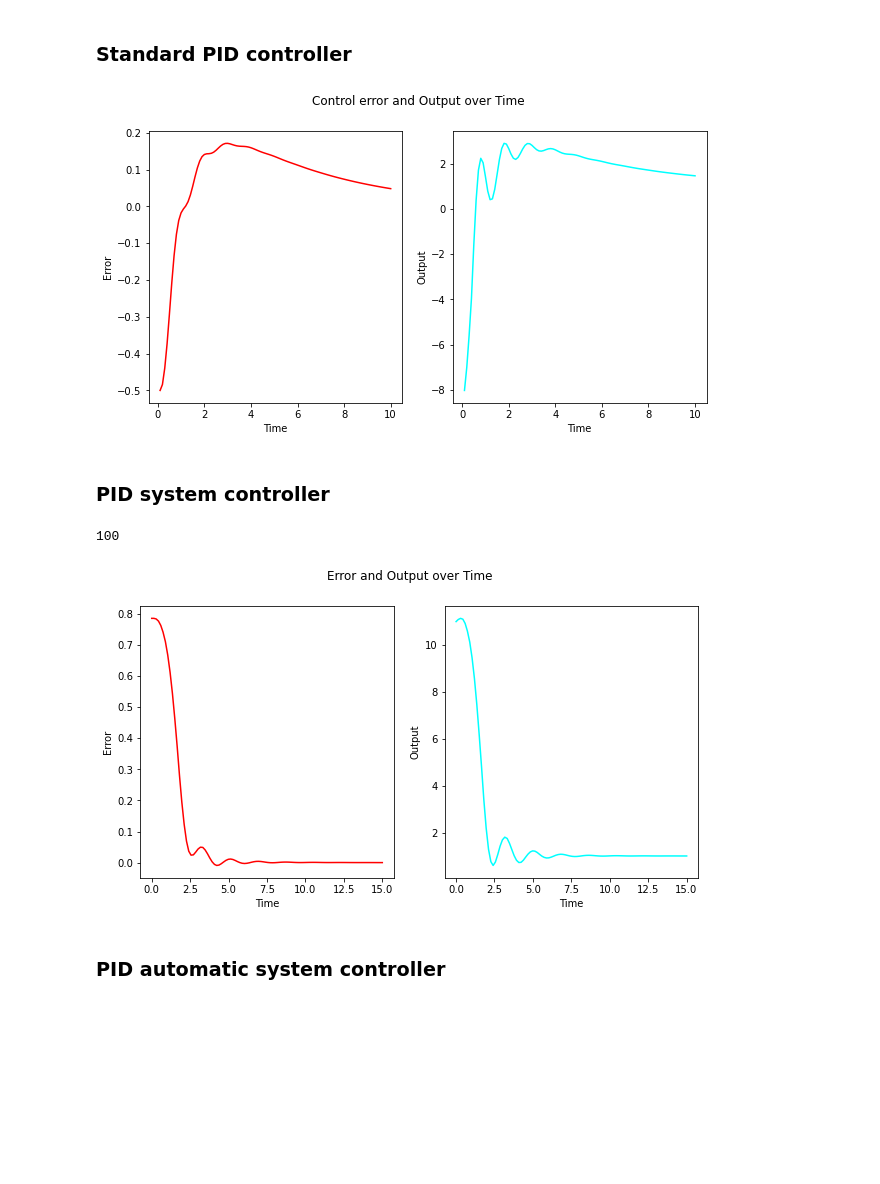
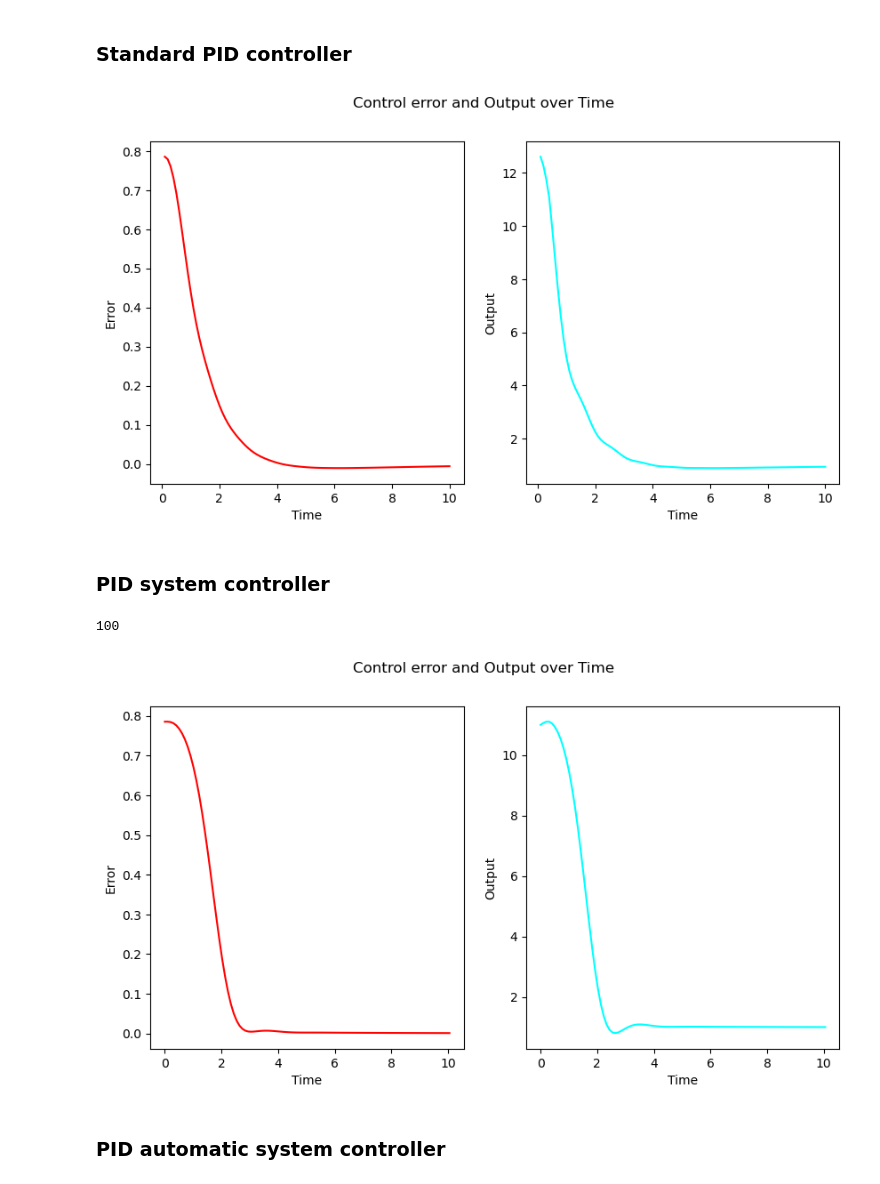
Before and after one commit to OllieKampo/aloy, a Jupyter notebook: control/examples.ipynb, the cells around one changed output. Saved outputs shown, nothing was run; the diff lists cells and outputs as text; code cells hidden in the pictures; blank space fills up the shorter version.

Commit message:
Updated control examples to new system.

```diff
--- a/control/examples.ipynb
+++ b/control/examples.ipynb
@@ -17,36 +17,37 @@ def plot_error(time_points, error_values, output_values) -> None:
 # %%
 from control.pid import PIDController
 from control.systems import InvertedPendulumSystem
 
 pend_system = InvertedPendulumSystem()
 controller = PIDController(15.94104423478139, 1.0806148906694266, 5.159623499281683)
 
 ticks: int = 100
 delta_time: float = 0.1
 
 time_points = np.full(ticks, delta_time).cumsum()
 error_values = np.empty(ticks)
 output_values = np.empty(ticks)
 
 for tick in range(ticks):
-    error = pend_system.get_error()
-    output = controller.control_output(error, delta_time, abs_tol=None)
-    pend_system.set_output(output, delta_time)
-    error_values[tick] = error
+    input = pend_system.get_control_input()
+    setpoint = pend_system.get_setpoint()
+    output = controller.control_output(input, setpoint, delta_time, abs_tol=None)
+    pend_system.set_control_output(output, delta_time)
+    error_values[tick] = controller.latest_error
     output_values[tick] = output
 controller.reset()
 
 plot_error(time_points, error_values, output_values)
 # %% [output]
-[figure, old version]
+[figure, new version]
 # %% [markdown]
 ### PID system controller
 # %%
-from control.pid import PIDSystemController
-from control.systems import InvertedPendulumSystem
+from control.controllers import SystemController
 
 pend_system = InvertedPendulumSystem()
-controller = PIDSystemController(Kp=14.0, Ki=0.80, Kd=2.5, system=pend_system)
+controller = PIDController(14.0, 0.80, 2.5)
+system_controller = SystemController(controller, pend_system)
 
 ticks: int = 100
 delta_time: float = 0.1
@@ -57,7 +58,7 @@ error_values = np.empty(ticks)
 output_values = np.empty(ticks)
 
 for tick in range(ticks):
-    _, error, output, actual_delta_time = controller.tick(time_factor)
+    _, error, output, actual_delta_time = system_controller.tick(time_factor)
 
     time_points[tick] = time_points[tick - 1] + actual_delta_time
     error_values[tick] = error
@@ -70,7 +71,7 @@ print(len(time_points))
 plot_error(time_points, error_values, output_values)
 # %% [output]
 100
-[figure, old version]
+[figure, new version]
 # %% [markdown]
 ### PID automatic system controller
 # %%
```
Also changed, not shown: parts of 1 cell of this notebook.
